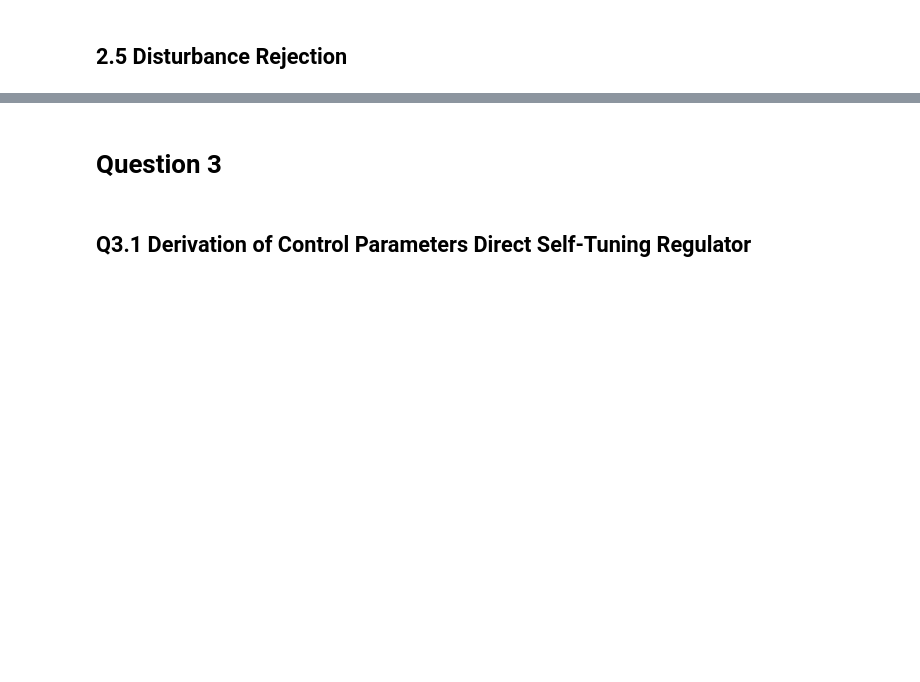
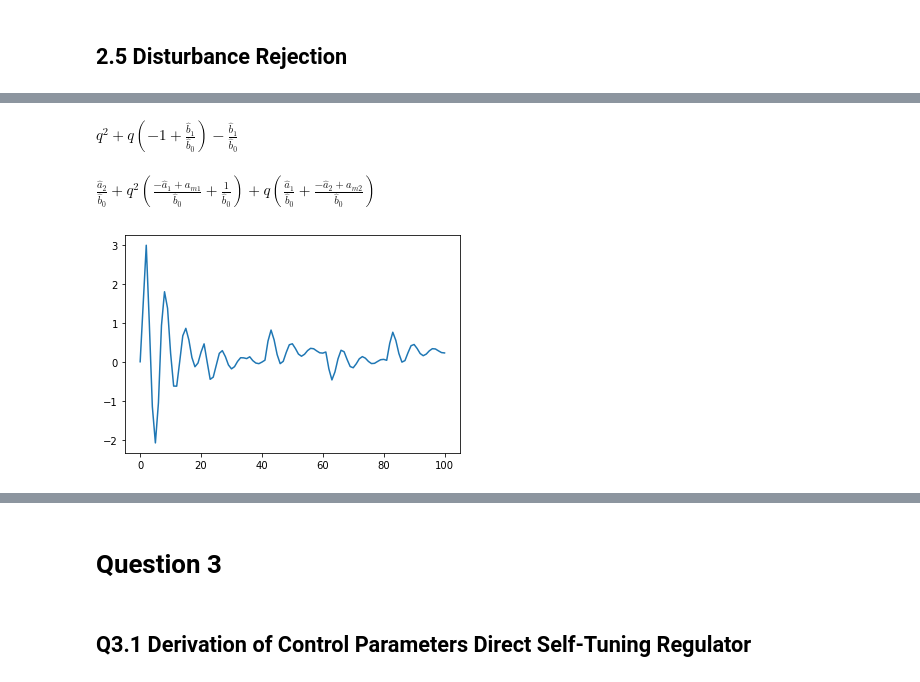
Before and after one commit to derekboase/Adaptive_Control_Code, a Jupyter notebook: Assignments/Assignment_2/Boase_Derek_hw2.ipynb, the cells around one changed output, grey strips where cells are left out. Drawn from its saved outputs; the diff is of its cells as text; code cells hidden in the pictures; blank space fills up the shorter version.

```diff
--- a/Assignments/Assignment_2/Boase_Derek_hw2.ipynb
+++ b/Assignments/Assignment_2/Boase_Derek_hw2.ipynb
@@ -386,0 +424,34 @@ v = noise_generator()
+# %%
+Rdist
+# %% [output]
+$\displaystyle q^{2} + q \left(-1 + \frac{\hat{b}_1}{\hat{b}_0}\right) - \frac{\hat{b}_1}{\hat{b}_0}$
+# %%
+Sdist
+# %% [output]
+$\displaystyle \frac{\hat{a}_2}{\hat{b}_0} + q^{2} \left(\frac{- \hat{a}_1 + a_{m1}}{\hat{b}_0} + \frac{1}{\hat{b}_0}\right) + q \left(\frac{\hat{a}_1}{\hat{b}_0} + \frac{- \hat{a}_2 + a_{m2}}{\hat{b}_0}\right)$
+# %%
+def params():
+    global theta_hat, am1, am2
+    rdist1 = (theta_hat[3]/theta_hat[2] - 1)
+    rdist2 = -theta_hat[3]/theta_hat[2]
+    sdist0 = (am1 - theta_hat[0] + 1)/(theta_hat[2])
+    sdist1 = (theta_hat[0] - theta_hat[1] + am2)/theta_hat[2]
+    sdist2 = theta_hat[1]/theta_hat[2]
+    tdist0 = (am1 + am2 + 1)/theta_hat[2]
+
+    return np.array([rdist1, rdist2, sdist0, sdist1, sdist2, tdist0]).reshape(1,-1)
+# %%
+uc = reference_signal()
+v = noise_generator()
+lam = 1
+# Assignmnent, works
+am1 = -2*np.exp(-2)
+am2 = np.exp(-4)
+a1_true, a2_true, b0_true, b1_true = -0.503215, 0.0497871, 1.59831, 0.587984
+
+# # In class example, works perfectly!
+# am1 = -1.3205
+# am2 = 0.4966
+# a1_true, a2_true, b0_true, b1_true = -1.6065, 0.6065, 0.1065, 0.0902
+
+theta = np.array([a1_true, a2_true, b0_true, b1_true]).reshape(4,1)  # a1[0], a2[1], b0[2], b1[3]
@@ -386,0 +523,5 @@ v = noise_generator()
+# %%
+plt.plot(u)
+plt.show()
+# %% [output]
+[figure, added]
```
Also changed, not shown: parts of 29 cells of this notebook, 1 other file.
